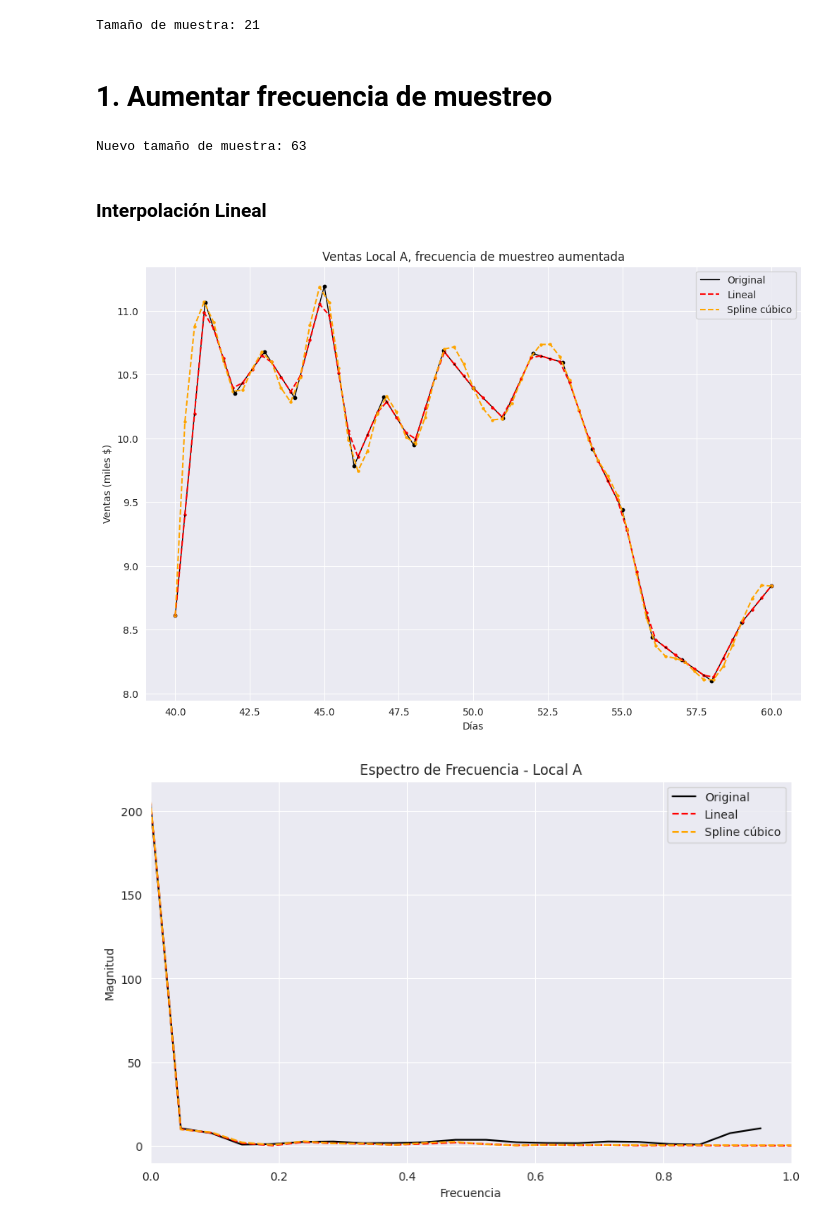
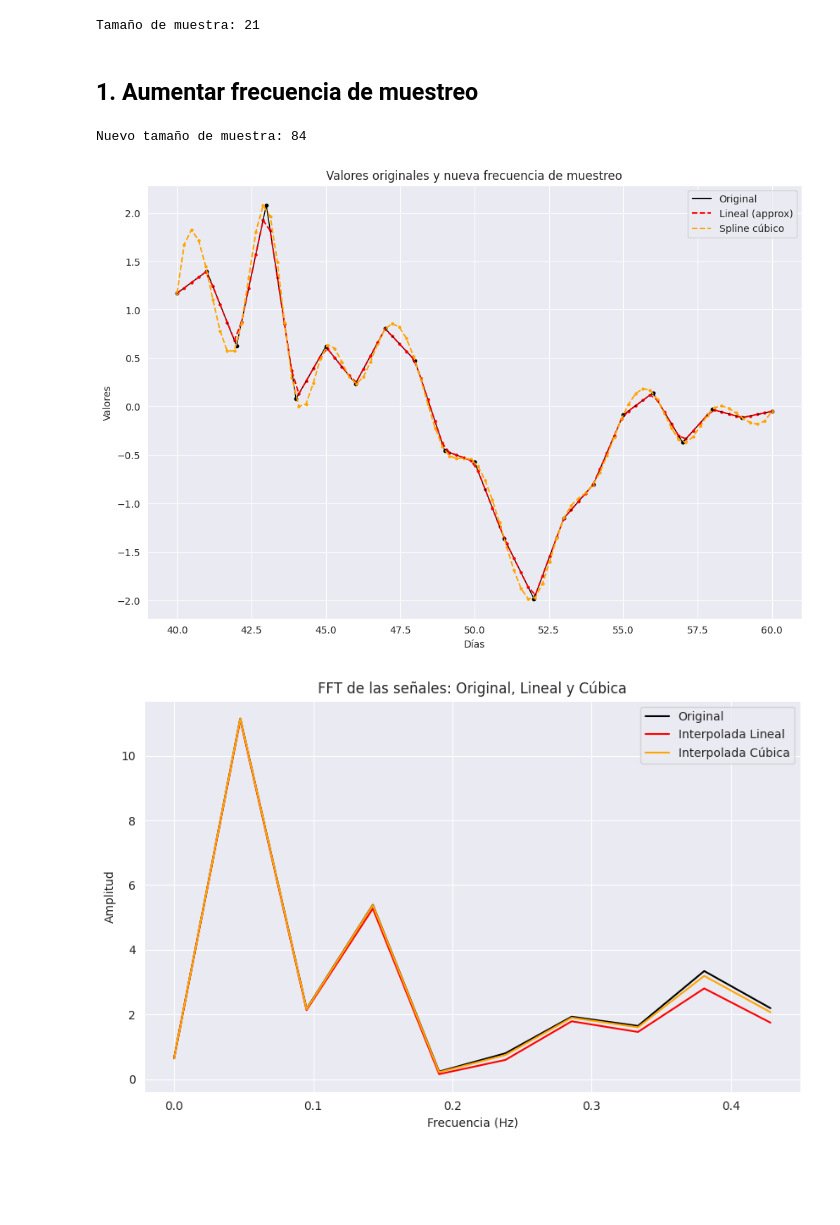
Before and after one commit to matuneville/Signal-Processing-and-Time-Series, a Jupyter notebook: procesamiento_de_seniales/interpolacion/interpolacion_de_datos.ipynb, the cells around one changed output. Saved outputs shown, nothing was run; the diff lists cells and outputs as text; code cells hidden in the pictures; blank space fills up the shorter version.

Commit message:
clase interpolacion y csvs

```diff
--- a/procesamiento_de_seniales/interpolacion/interpolacion_de_datos.ipynb
+++ b/procesamiento_de_seniales/interpolacion/interpolacion_de_datos.ipynb
@@ -6,7 +8,7 @@ from scipy.interpolate import interp1d, splev, splrep
 import seaborn as sns
 sns.set_style('darkgrid')
 # %%
-ventas_locales_AB = pd.read_csv('DosLocales_Ciclica_2.csv')
+ventas_locales_AB = pd.read_csv('data.csv')
 ventas_locales_AB.head()
 # %% [output]
 |  | X | t | localA | localB |
@@ -21,15 +23,13 @@ print(f"Tamaño de muestra: {N}")
 # %% [output]
 Tamaño de muestra: 21
 # %% [markdown]
-# 1. Aumentar frecuencia de muestreo
+## 1. Aumentar frecuencia de muestreo
 # %%
 t = ventas_locales_AB['t'].values
-localA = ventas_locales_AB['localA'].values
+localA = ventas_locales_AB['localB'].values
 
-new_n = 3 * N
+new_n = 4 * N
 t_new = np.linspace(t.min(), t.max(), new_n)
 print(f"Nuevo tamaño de muestra: {new_n}")
 # %% [output]
-Nuevo tamaño de muestra: 63
+Nuevo tamaño de muestra: 84
-# %% [markdown]
-### Interpolación Lineal
@@ -44,60 +36,9 @@ localA_interp_cubica = splev(t_new, spline_params)
 # %%
-plt.figure(figsize=(12, 8))
-
-# Original (línea sólida negra)
-sns.lineplot(x=t, y=localA, label='Original', color='black', linestyle='-', linewidth=1)
-plt.scatter(t, localA, color='black', s=10)
-
-# Aproximación lineal (rojo discontinua + puntos)
-sns.lineplot(x=t_new, y=localA_interp_lineal, color='red', label='Lineal (approx)', linestyle='--')
-plt.scatter(t_new, localA_interp_lineal, color='red', s=5)
-
-# Spline cúbico (naranja discontinua + puntos)
-sns.lineplot(x=t_new, y=localA_interp_cubica, color='orange', label='Spline cúbico', linestyle='--')
-plt.scatter(t_new, localA_interp_cubica, color='orange', s=5)
-
-plt.title('Ventas Local A, frecuencia de muestreo aumentada')
-plt.xlabel('Días')
-plt.ylabel('Ventas (miles $)')
-plt.legend()
-plt.grid(True)
-plt.show()
+localA_interp_lineal, localA_interp_cubica = get_and_plot_interpolated_for_new_n(t, t_new, localA)
 # %% [output]
-[figure, old version]
+[figure, new version]
 # %%
-# FFT de las señales (magnitudes, para plotear)
-fft_localA = np.abs(np.fft.fft(localA))
-fft_localA_interp_lineal = np.abs(np.fft.fft(localA_interp_lineal))
-fft_localA_interp_cubica = np.abs(np.fft.fft(localA_interp_cubica))
-
-# Tiempos
-tiempo = np.arange(N)
-tiempo3 = np.arange(3 * N)
-
-# Frecuencia para la original
-fs_original = 1  # Frecuencia de muestreo
-delta_f_original = fs_original / N
-frecuencia = delta_f_original * tiempo
-
-# Frecuencia para las interpoladas
-fs_interp = 3  # Frecuencia de muestreo triplicada
-delta_f_interp = fs_interp / (3 * N)
-frecuencia_interp = delta_f_interp * tiempo3
-
-# Graficar espectro
-plt.figure(figsize=(10, 6))
-plt.plot(frecuencia, fft_localA, label='Original', color='black')
-
-plt.plot(frecuencia_interp, fft_localA_interp_lineal / 3, label='Lineal', color='red', linestyle='--')
-plt.plot(frecuencia_interp, fft_localA_interp_cubica / 3, label='Spline cúbico', color='orange', linestyle='--')
-
-plt.xlim(0, 1)
-plt.title('Espectro de Frecuencia - Local A')
-plt.xlabel('Frecuencia')
-plt.ylabel('Magnitud')
-plt.legend()
-plt.grid(True)
-plt.show()
+fft_interpoladas_y_original(t, t_new, localA, localA_interp_lineal, localA_interp_cubica)
 # %% [output]
-[figure, old version]
+[figure, new version]
 # %% [markdown]
```
Also changed, not shown: parts of 14 cells of this notebook, 4 other files.
